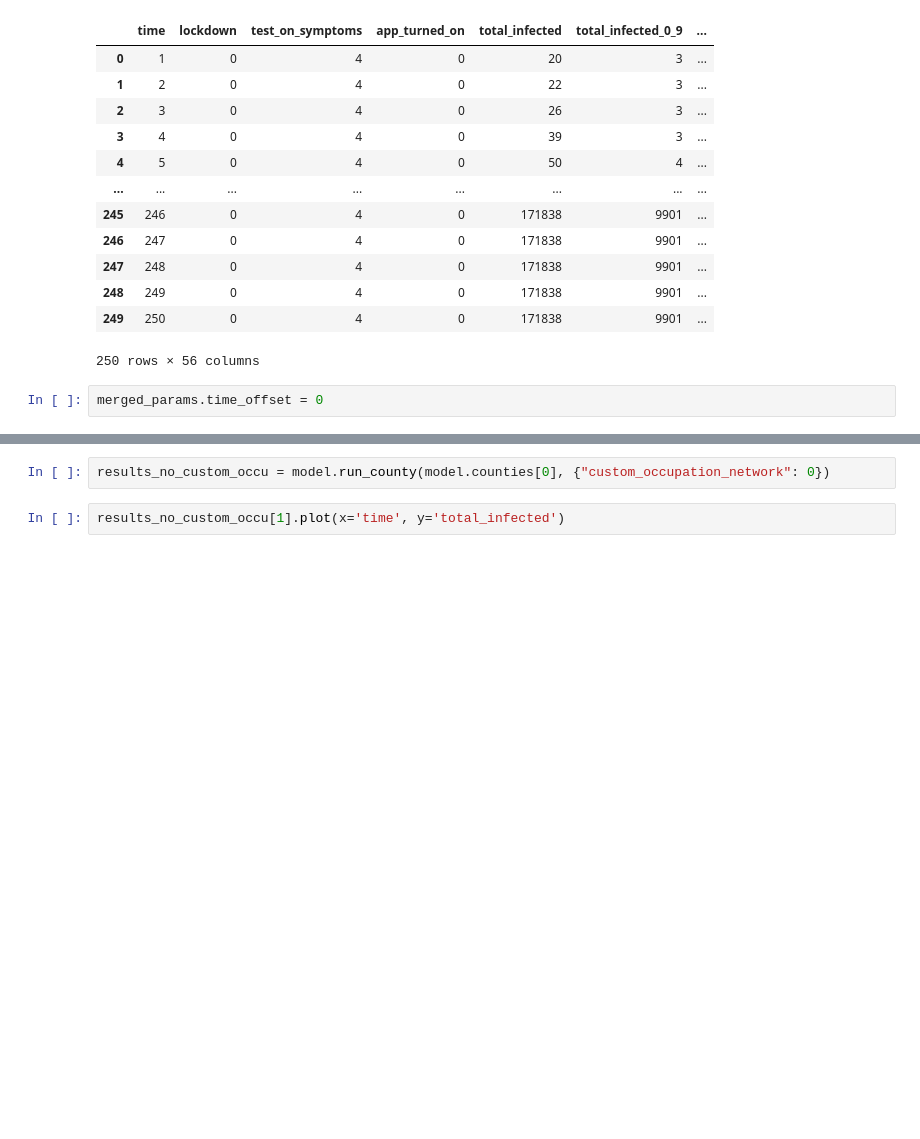
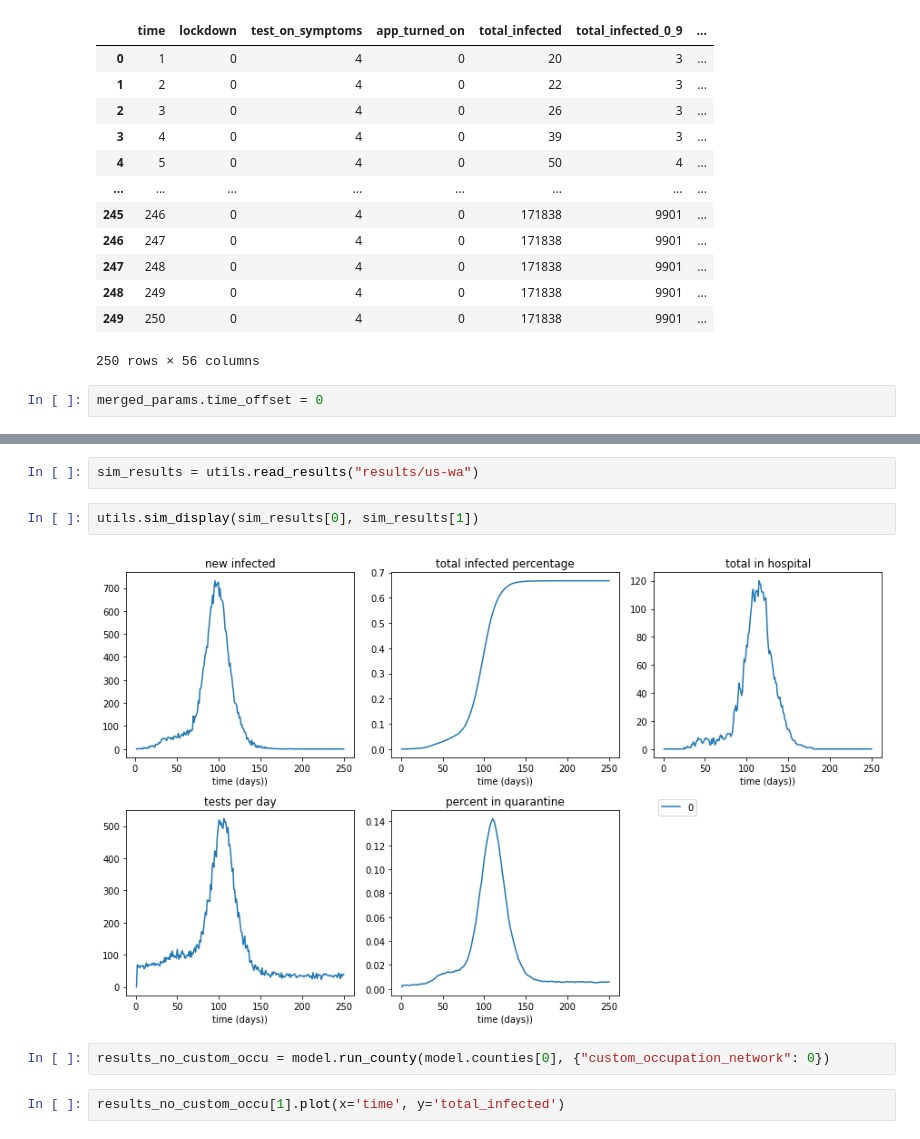
Before and after one commit to neozwu/OpenABM-Covid19, a Jupyter notebook: examples/us_wa_simulation.ipynb, the cells around one changed output, grey strips where cells are left out. Saved outputs shown, nothing was run; the diff lists cells and outputs as text; blank space fills up the shorter version.

```diff
--- a/examples/us_wa_simulation.ipynb
+++ b/examples/us_wa_simulation.ipynb
@@ -67,5 +63,11 @@ county_utils.sim_display([[merged_params, merged_results]],["AggregateModel"])
 # %% [output]
 [figure]
+# %%
+sim_results = utils.read_results("results/us-wa")
+# %%
+utils.sim_display(sim_results[0], sim_results[1])
+# %% [output]
+[figure, added]
 # %%
 results_no_custom_occu = model.run_county(model.counties[0], {"custom_occupation_network": 0})
 # %%
```
Also changed, not shown: parts of 4 cells of this notebook, 2 other files.
